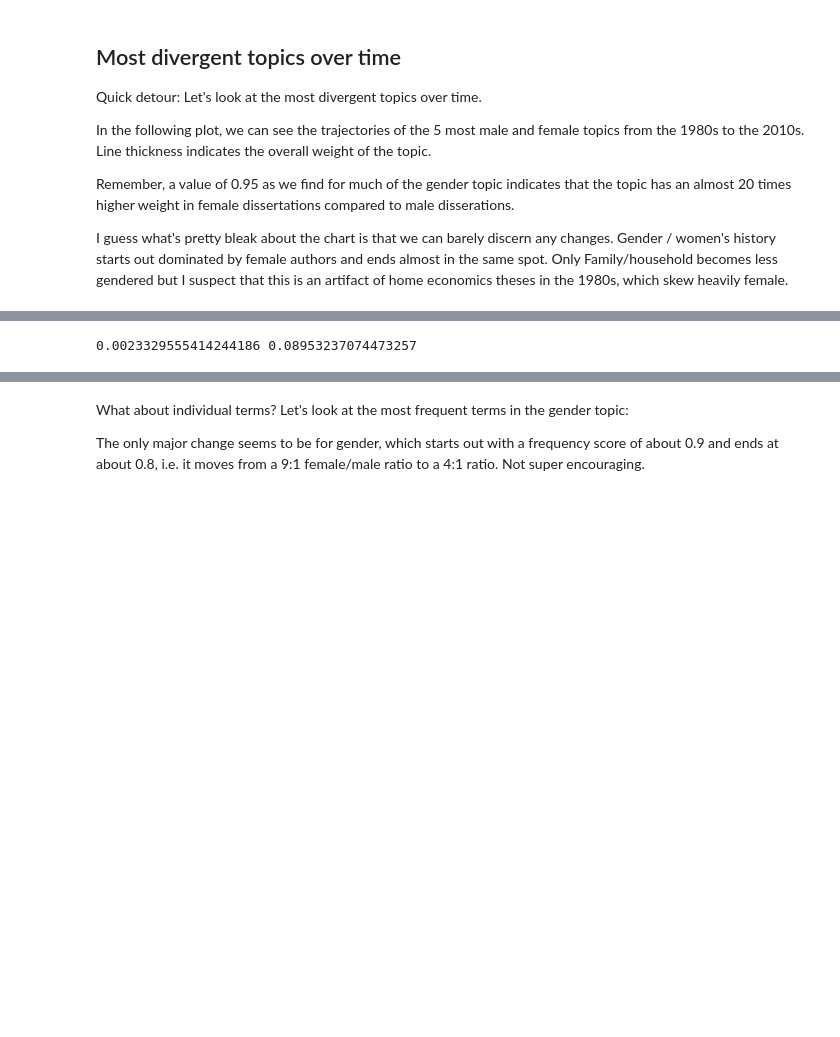
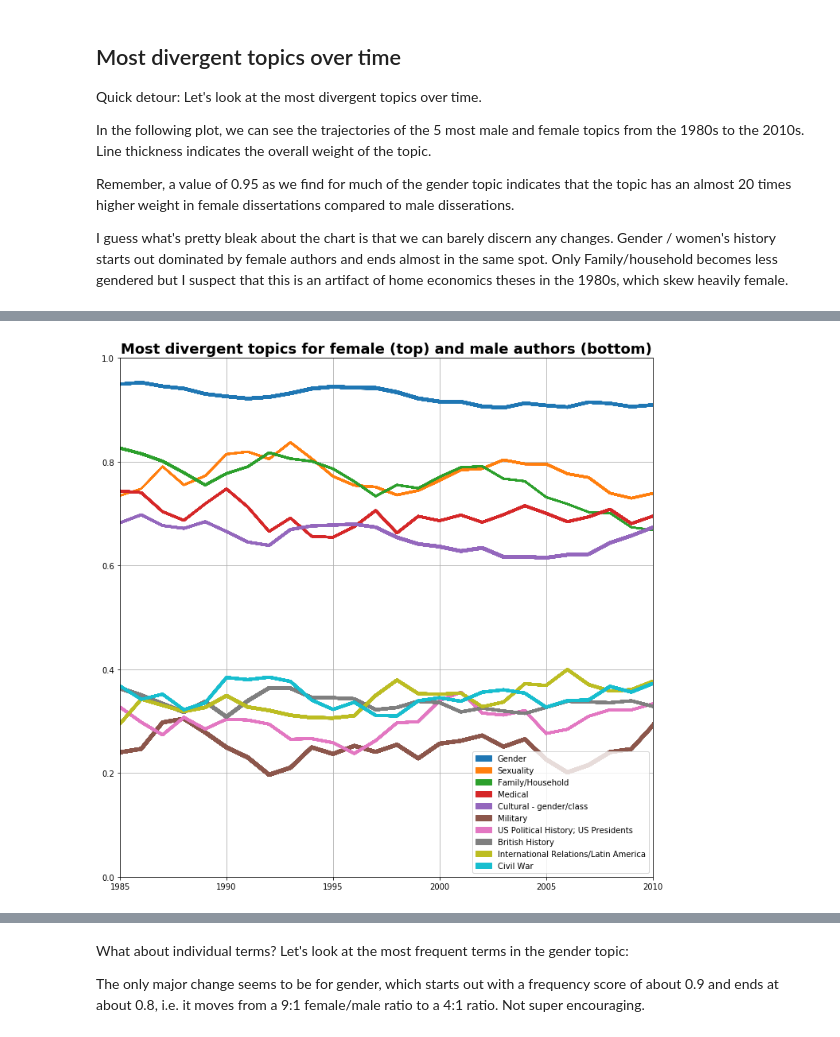
Before and after one commit to harel-coffee/gender_history-auto, a Jupyter notebook: divergence_analysis.ipynb, the cells around one changed output, grey strips where cells are left out. Drawn from its saved outputs; the diff is of its cells as text; code cells hidden in the pictures; blank space fills up the shorter version.

Commit message:
finalized divergent analysis notebook

```diff
--- a/divergence_analysis.ipynb
+++ b/divergence_analysis.ipynb
@@ -388,10 +388,12 @@ I guess what's pretty bleak about the chart is that we can barely discern any ch
 by female authors and ends almost in the same spot. Only Family/household becomes less gendered but I suspect that this is an artifact of
 home economics theses in the 1980s, which skew heavily female.
 # %%
-%matplotlib notebook
 from plot_gender_development import plot_gender_development_over_time
 plot_gender_development_over_time(
     no_terms_or_topics_to_show=10,
     data='topics',
-    display_selector='most_divergent')
+    display_selector='most_divergent',
+    store_to_filename='divergent_topics.png',
+    show_plot=False)
+pass
 # %% [output]
@@ -400 +400 @@ plot_gender_development_over_time(
-0.0023329555414244186 0.08953237074473257
+[figure, added]
```
Also changed, not shown: parts of 4 cells of this notebook, 2 other files.
